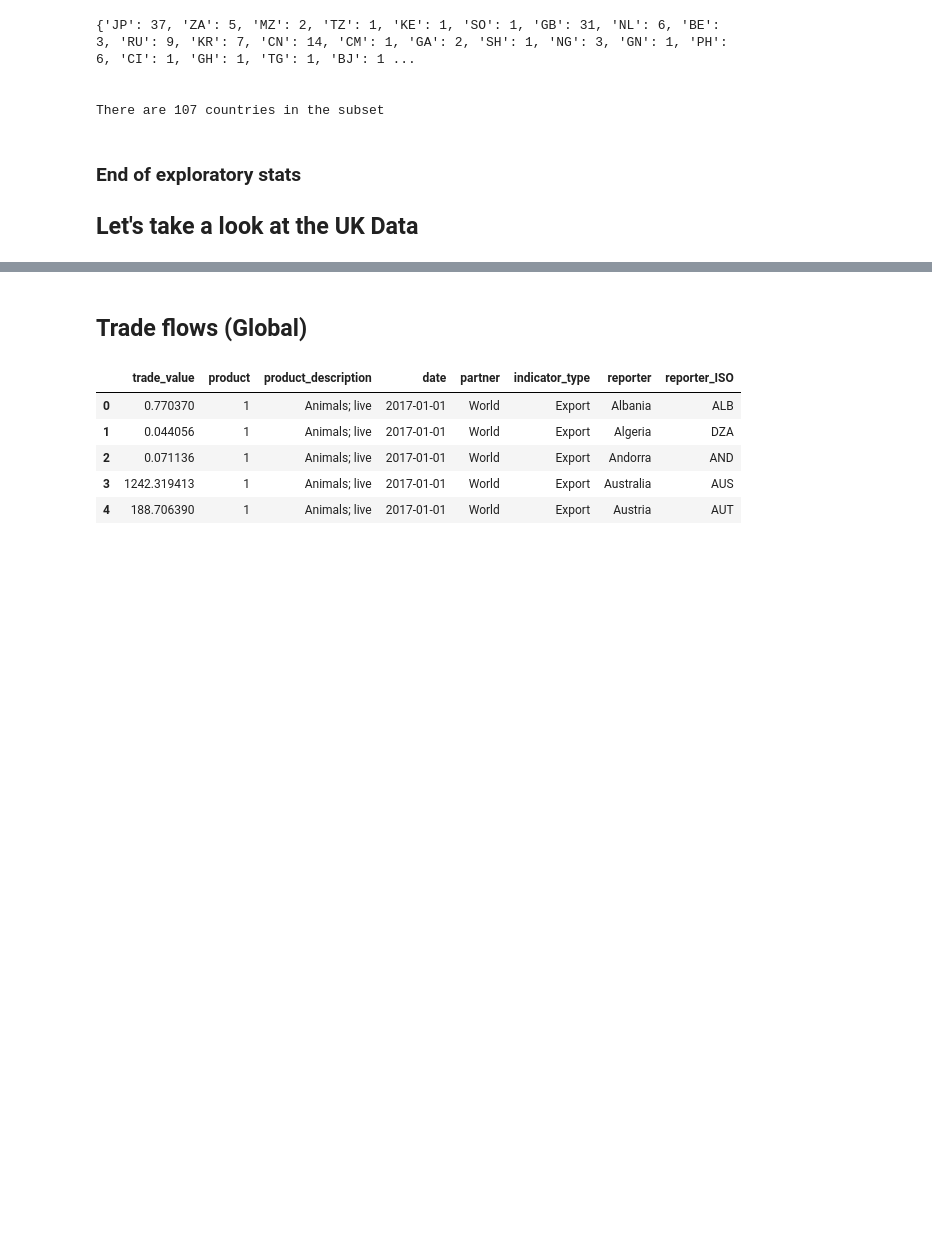
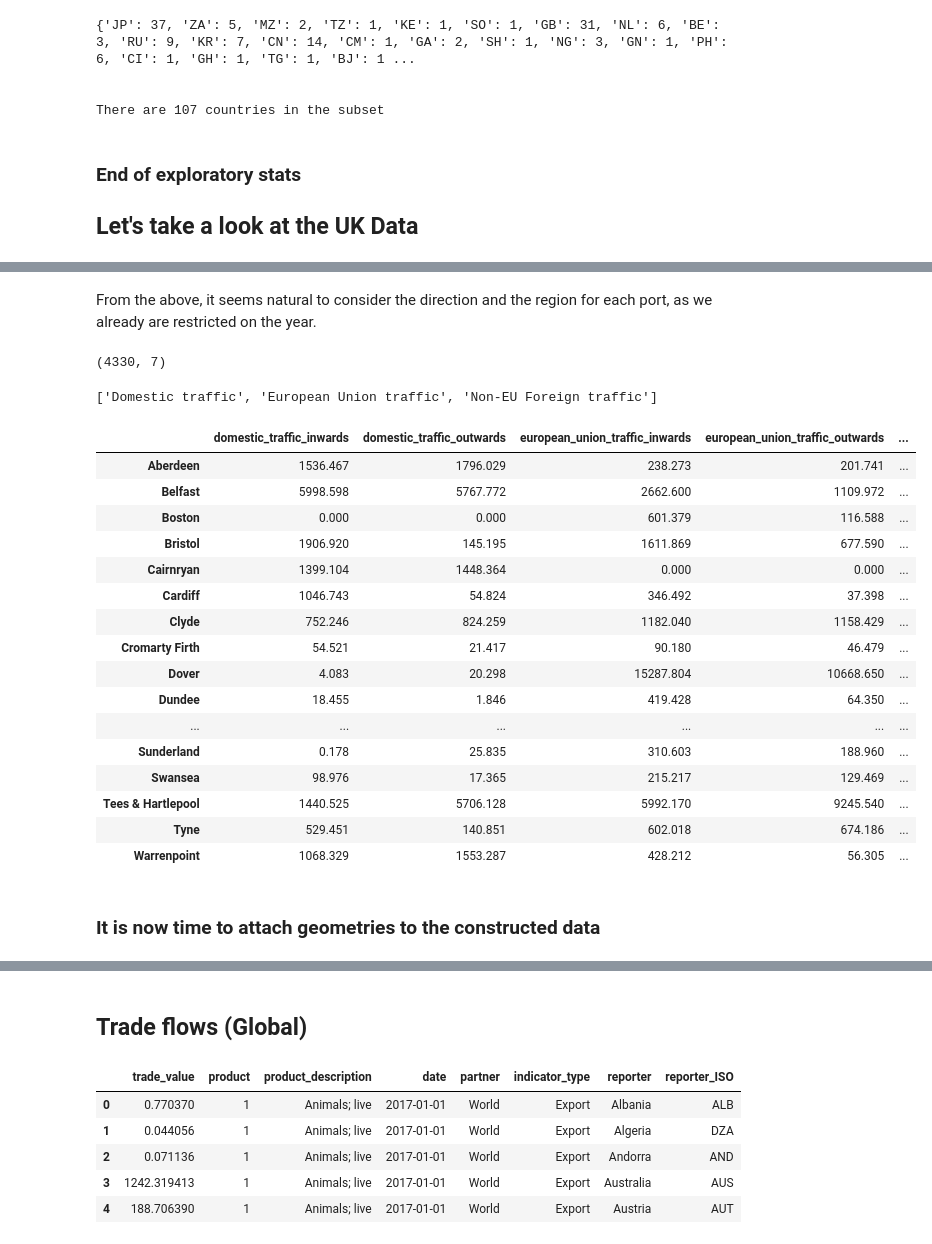
Before and after one commit to johnx25bd/casa-digital-visualisation, a Jupyter notebook: data/DataProcessing_BM.ipynb, the cells around one changed output, grey strips where cells are left out. Drawn from its saved outputs; the diff is of its cells as text; code cells hidden in the pictures; blank space fills up the shorter version.

Commit message:
Adding UKPorts data

```diff
--- a/data/DataProcessing_BM.ipynb
+++ b/data/DataProcessing_BM.ipynb
@@ -712,0 +745,64 @@ individualUKPortData.head()
+# %% [markdown]
+From the above, it seems natural to consider the direction and the region for each port, as we already are restricted on the year.
+# %%
+individualUKPortData2017 = individualUKPortData[individualUKPortData.Year == 2017]
+print(individualUKPortData2017.shape)
+# %% [output]
+(4330, 7)
+# %%
+portsUK = pd.DataFrame(index=individualUKPortData2017['Reporting Port'].unique())
+
+dataholder = [[] for i in np.arange(6)] # <- because there are 3 unique values in 'Regions' and 2 unique values in 'Directions'
+
+# Excluding the 'None'
+regions = [region for region in individualUKPortData2017.Region.unique() if region != 'None']
+
+j = 0
+
+for region in regions:
+    temp = individualUKPortData2017[individualUKPortData2017.Region==region]
+
+    for port in individualUKPortData2017['Reporting Port'].unique():
+        # Inwards
+        dataholder[j].append(round(sum(temp[(temp['Reporting Port'] == port) & (temp.direction == 1)\
+                                           & (temp.Type == 'Tonnage')]['Value (thousands)'])/1000,3))
+
+        # Outwards
+        dataholder[j+1].append(round(sum(temp[(temp['Reporting Port'] == port) & (temp.direction == 2)\
+                                           & (temp.Type == 'Tonnage')]['Value (thousands)'])/1000,3))
+
+    j += 2
+# %%
+for column in np.arange(len(dataholder)):
+    portsUK[str(column)] = dataholder[column]
+
+# print the regions, to set correct columns
+print(regions)
+# %% [output]
+['Domestic traffic', 'European Union traffic', 'Non-EU Foreign traffic']
+# %%
+portsUK.columns = ['domestic_traffic_inwards','domestic_traffic_outwards',
+                  'european_union_traffic_inwards','european_union_traffic_outwards',
+                  'non-eu_foreign_traffic_inwards','non-eu_foreign_traffic_outwards']
+# %%
+portsUK
+# %% [output]
+|  | domestic_traffic_inwards | domestic_traffic_outwards | european_union_traffic_inwards | european_union_traffic_outwards | ... |
+| Aberdeen | 1536.467 | 1796.029 | 238.273 | 201.741 | ... |
+| Belfast | 5998.598 | 5767.772 | 2662.600 | 1109.972 | ... |
+| Boston | 0.000 | 0.000 | 601.379 | 116.588 | ... |
+| Bristol | 1906.920 | 145.195 | 1611.869 | 677.590 | ... |
+| Cairnryan | 1399.104 | 1448.364 | 0.000 | 0.000 | ... |
+| Cardiff | 1046.743 | 54.824 | 346.492 | 37.398 | ... |
+| Clyde | 752.246 | 824.259 | 1182.040 | 1158.429 | ... |
+| Cromarty Firth | 54.521 | 21.417 | 90.180 | 46.479 | ... |
+| Dover | 4.083 | 20.298 | 15287.804 | 10668.650 | ... |
+| Dundee | 18.455 | 1.846 | 419.428 | 64.350 | ... |
+| ... | ... | ... | ... | ... | ... |
+| Sunderland | 0.178 | 25.835 | 310.603 | 188.960 | ... |
+| Swansea | 98.976 | 17.365 | 215.217 | 129.469 | ... |
+| Tees & Hartlepool | 1440.525 | 5706.128 | 5992.170 | 9245.540 | ... |
+| Tyne | 529.451 | 140.851 | 602.018 | 674.186 | ... |
+| Warrenpoint | 1068.329 | 1553.287 | 428.212 | 56.305 | ... |
+# %% [markdown]
+### It is now time to attach geometries to the constructed data
```
Also changed, not shown: parts of 23 cells of this notebook, 2 other files.
